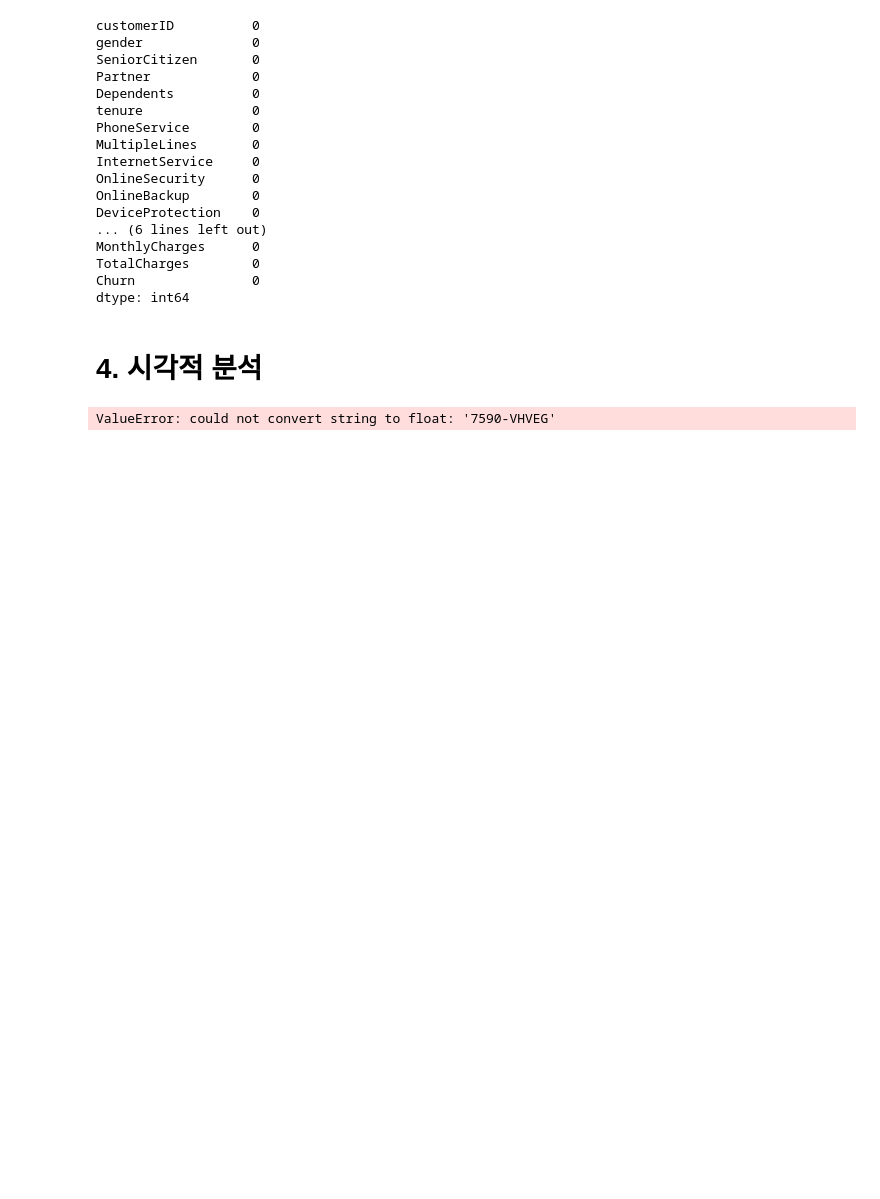
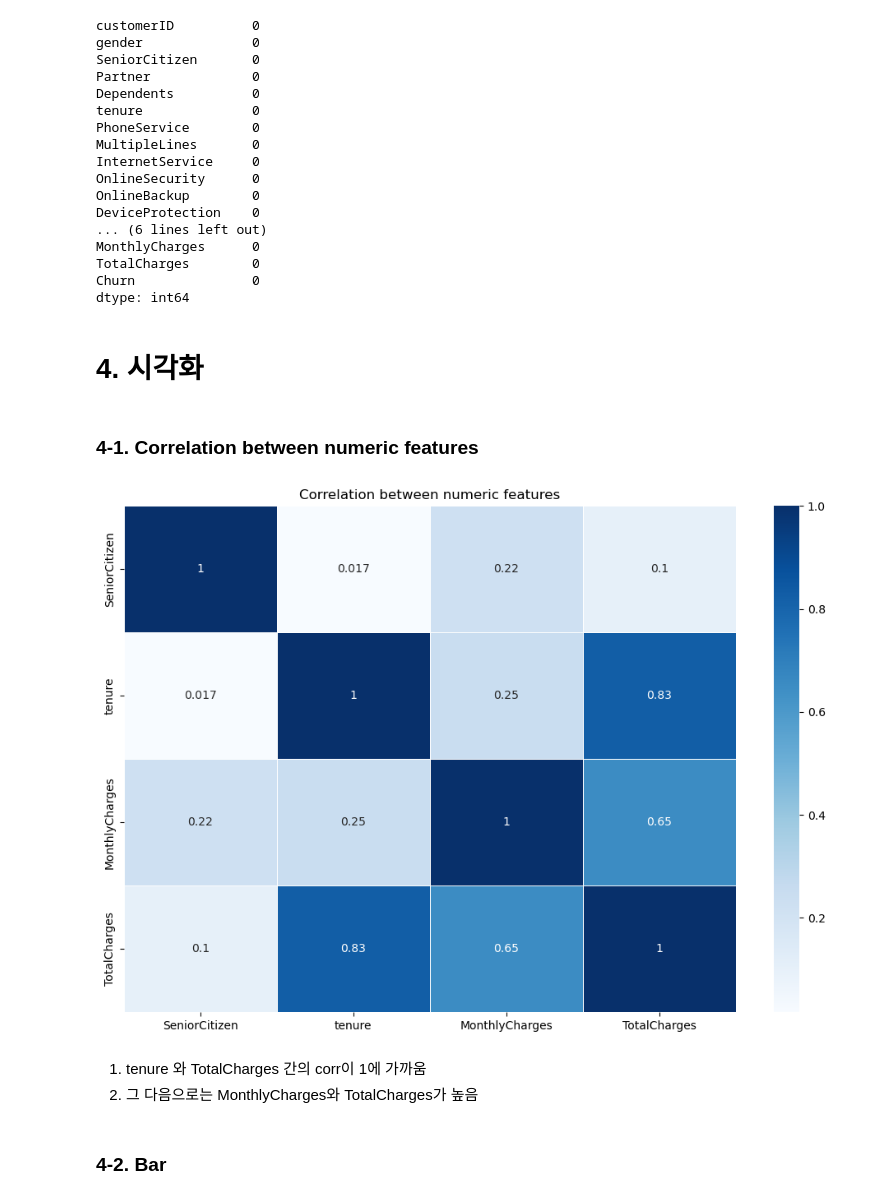
Before and after one commit to imjiwonim/multicam_python, a Jupyter notebook: 25_데이터 분석 실습_통신사 이탈 고객 분석.ipynb, the cells around one changed output. Cells and saved outputs as stored; diff of their text form; code cells hidden in the pictures; blank space fills up the shorter version.

```diff
--- a/25_데이터 분석 실습_통신사 이탈 고객 분석.ipynb
+++ b/25_데이터 분석 실습_통신사 이탈 고객 분석.ipynb
@@ -202,6 +226,6 @@ See the caveats in the documentation: https://pandas.pydata.org/pandas-docs/stab
 # %%
 # NaN이 포함된 행 제거
-df = df.dropna(subset=['TotalCharges'])
+# df = df.dropna(subset=['TotalCharges'])
 # %%
 df.isnull().sum()
 # %% [output]
@@ -222,5 +246,3 @@ MonthlyCharges      0
 TotalCharges        0
 Churn               0
 dtype: int64
-# %% [markdown]
-# 4. 시각적 분석
@@ -230,26 +249,30 @@ import seaborn as sns
-# %%
-# 수치형 변수에 대한 상관 행렬 생성
-correlation_matrix = df.corr()
-
-# # 상관 행렬 시각화
-# plt.figure(figsize=(10, 8))
-# sns.heatmap(correlation_matrix, annot=True, cmap='coolwarm', fmt=".2f")
-# plt.title("Correlation Matrix of Numeric Variables")
-# plt.show()
-
-
-# TotalCharges 열의 값이 공백인 경우 NaN으로 변환
-df['TotalCharges'] = pd.to_numeric(df['TotalCharges'], errors='coerce')
-
-# 수치형 열만 선택 (customerID, 범주형 열 제외)
-numeric_df = df.select_dtypes(include=['float64', 'int64'])
-
-# 상관 행렬 계산 및 시각화
-correlation_matrix = numeric_df.corr()
-
-plt.figure(figsize=(10, 8))
-sns.heatmap(correlation_matrix, annot=True, cmap='coolwarm')
-plt.title("Correlation Matrix of Numeric Variables")
-plt.show()
-# %% [output]
-ValueError: could not convert string to float: '7590-VHVEG'
+# %% [markdown]
+# 4. 시각화
+# %% [markdown]
+### 4-1. Correlation between numeric features
+# %%
+import pandas as pd
+import matplotlib.pyplot as plt
+import seaborn as sns
+
+# 숫자형 변수 분석시에 interrupt되는 customerID 제거 (계속 str값이 포함되어 float으로 바꿀수 없다고 valueError남)
+# df = df.drop(columns=['customerID'])
+
+# 숫자형 변수만 포함하는 걸로 한 번더 조건 걸기
+df = df.select_dtypes(include=['float64', 'int64'])
+
+# 상관관계 분석
+correlation_matrix = df.corr()
+
+# 히트맵 그기기
+plt.figure(figsize=(12, 8))
+sns.heatmap(correlation_matrix, annot=True, cmap='Blues', linewidths=0.5)
+plt.title('Correlation between numeric features')
+plt.show()
+# %% [output]
+[figure, added]
+# %% [markdown]
+1. tenure 와 TotalCharges 간의 corr이 1에 가까움
+2. 그 다음으로는 MonthlyCharges와 TotalCharges가 높음
+# %% [markdown]
+### 4-2. Bar
```
Also changed, not shown: parts of 10 cells of this notebook.
